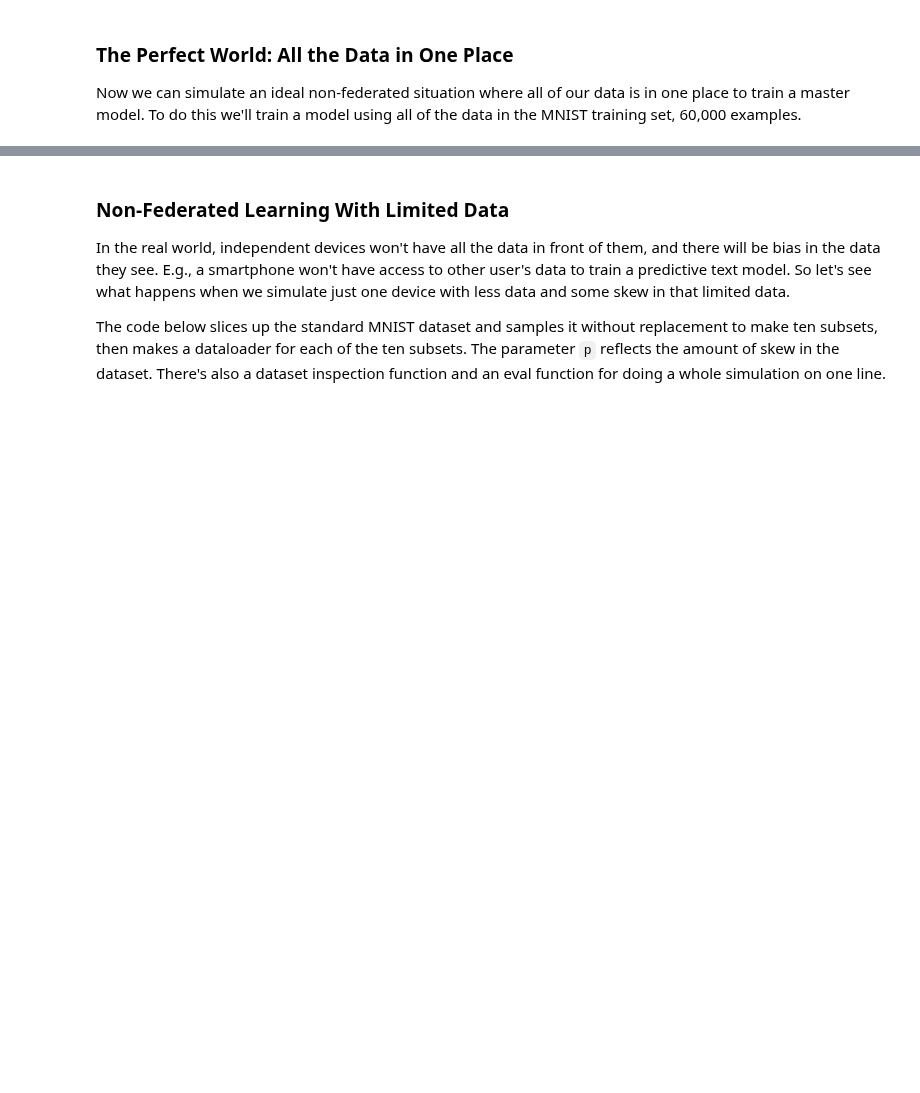
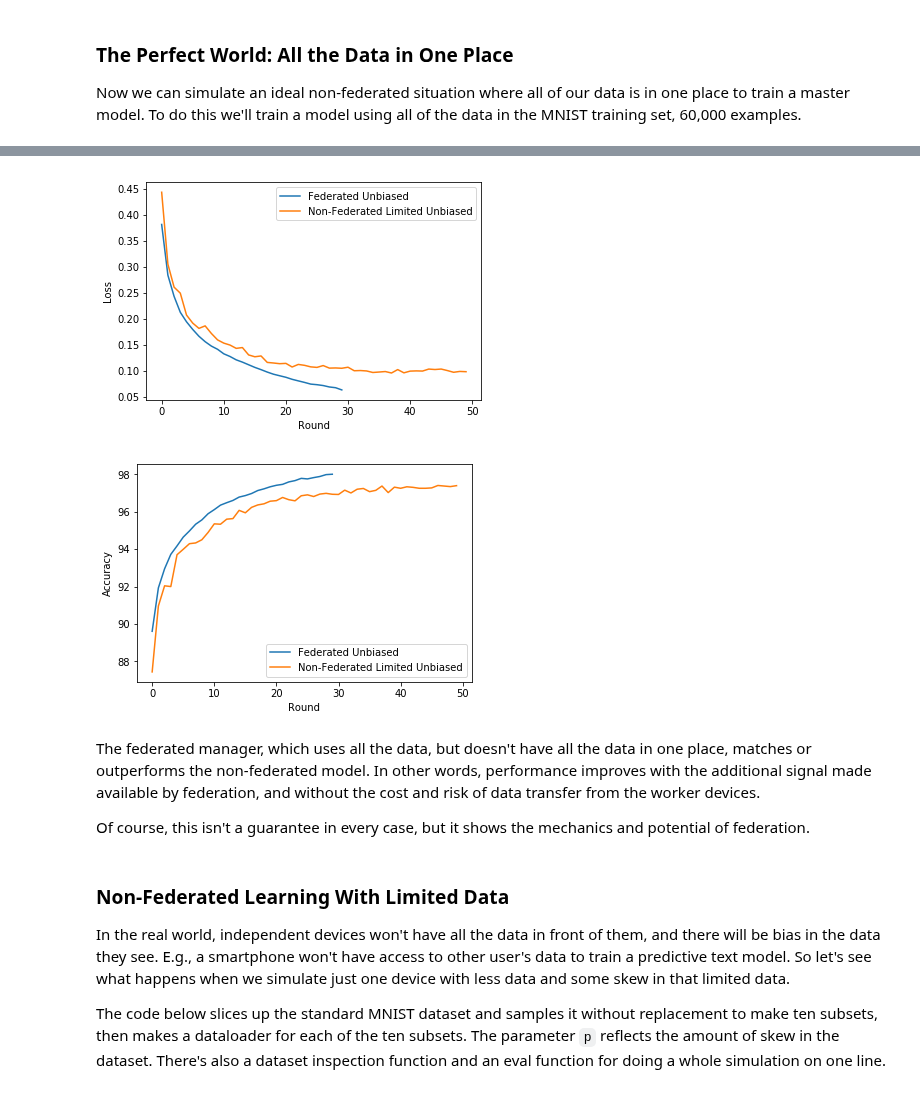
Before and after one commit to rmicallef/bfpytorch, a Jupyter notebook: MNIST-Fed-Part1.ipynb, the cells around one changed output, grey strips where cells are left out. Saved outputs shown, nothing was run; the diff lists cells and outputs as text; code cells hidden in the pictures; blank space fills up the shorter version.

```diff
--- a/MNIST-Fed-Part1.ipynb
+++ b/MNIST-Fed-Part1.ipynb
@@ -396,0 +509,3 @@ So there's our baseline ideal-world situation, a non-federated model trained wit
+# %%
+nonfed_subset_mgr = FederatedManager('Non-Federated Limited Unbiased', [make_fed_dloaders(train_dset, p=0.0)[7]], test_dset, Net)
+run_mgr(nonfed_subset_mgr, default_n_rounds, default_target_acc)
@@ -397,3 +516,12 @@ So there's our baseline ideal-world situation, a non-federated model trained wit
+# %%
+plot_mgr([fed_equal_mgr, nonfed_subset_mgr])
+# %% [output]
+[figure, added]
+[figure, added]
+# %% [markdown]
+The federated manager, which uses all the data, but doesn't have all the data in one place, matches or outperforms the non-federated model. In other words, performance improves with the additional signal made available by federation, and without the cost and risk of data transfer from the worker devices.
+
+Of course, this isn't a guarantee in every case, but it shows the mechanics and potential of federation.
 # %% [markdown]
 ### Non-Federated Learning With Limited Data
 
```
Also changed, not shown: parts of 73 cells of this notebook, 1 other file.
